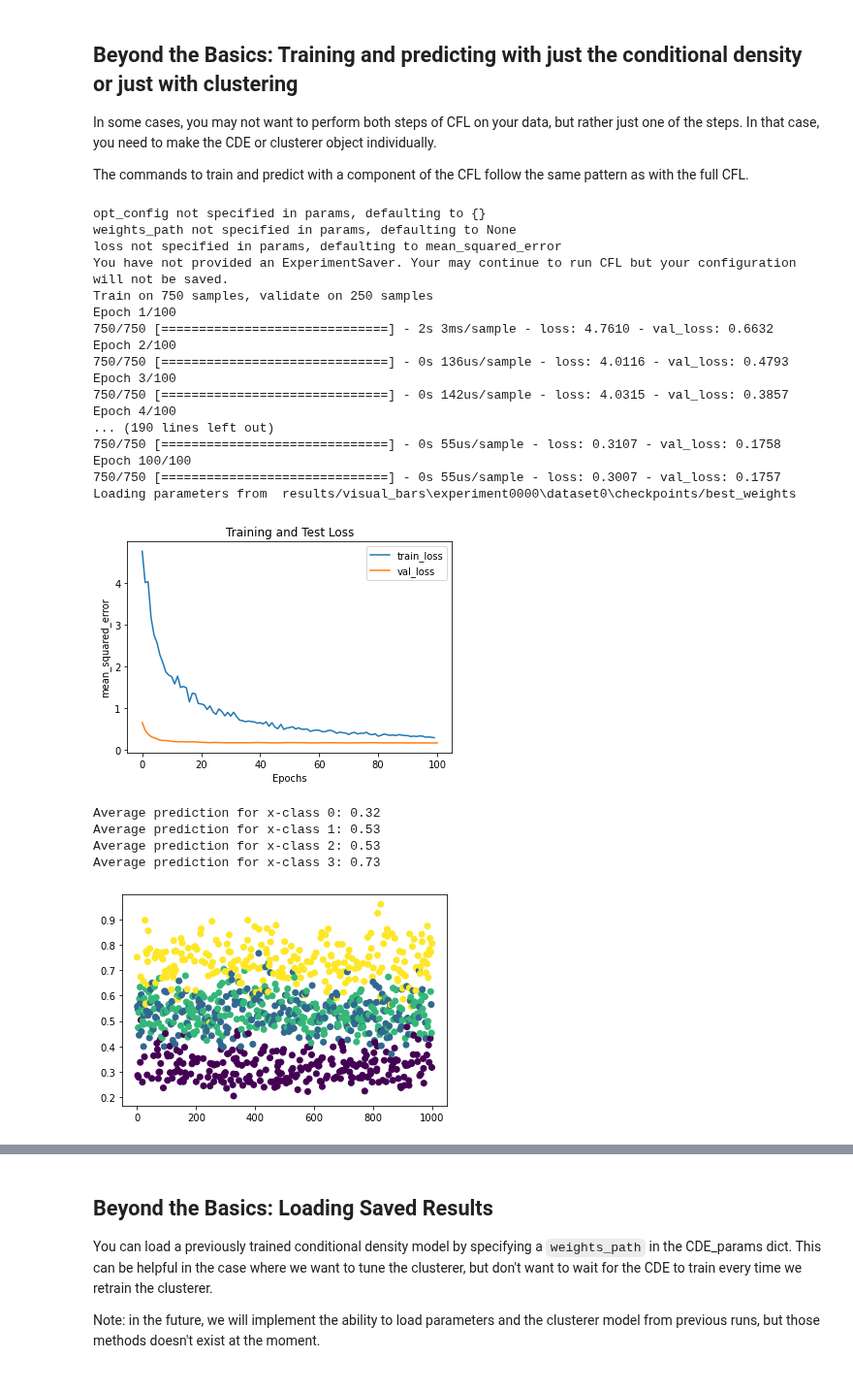
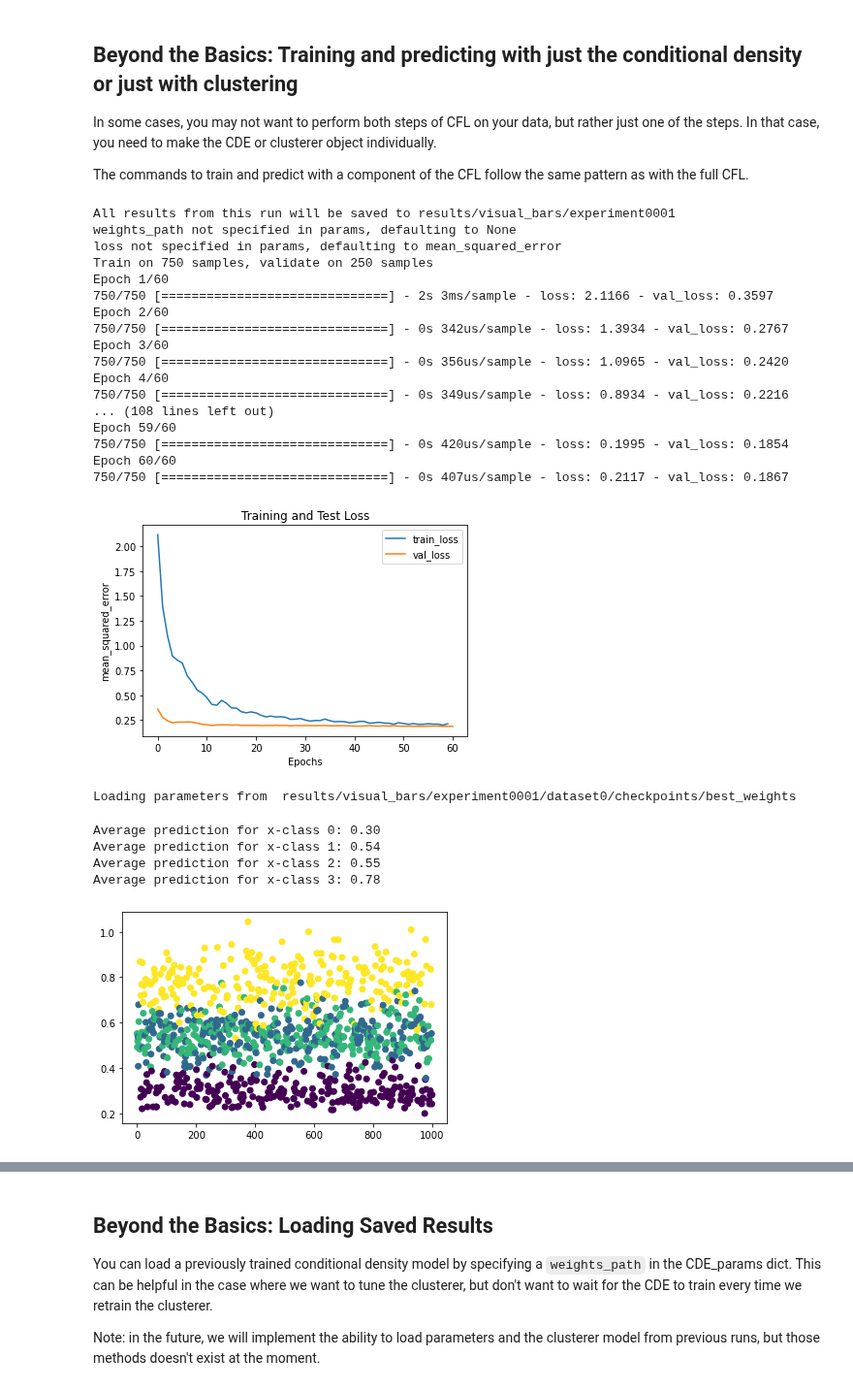
Before and after one commit to eberharf/cfl, a Jupyter notebook: quick_start_guide.ipynb, the cells around one changed output, grey strips where cells are left out. Shown at 97% size. Saved outputs shown, nothing was run; the diff lists cells and outputs as text; code cells hidden in the pictures.

```diff
--- a/quick_start_guide.ipynb
+++ b/quick_start_guide.ipynb
@@ -247,47 +248,56 @@ In some cases, you may not want to perform both steps of CFL on your data, but r
 
 The commands to train and predict with a component of the CFL follow the same pattern as with the full CFL.
 # %%
+# save experiment results from this CFL configuration across all datasets to 'results/visual_bars/experiment000x'
+# note: each new instantiation of ExperimentSaver will create a new experiment000x directory.
+experiment_saver = ExperimentSaver('results/visual_bars')
+
+# construct dataset. this will save all dataset-specific results to 'results/visual_bars/experiment000x/dataset0'
+dataset0 = Dataset(X, Y, dataset_label='dataset0', experiment_saver=experiment_saver)
+
 # generic data parameters
 data_info = { 'X_dims' : X.shape,
               'Y_dims' : Y.shape }
 
-# conditional density estimator parameters (same as before)
-CDE_params = { 'batch_size'  : 128,
+# conditional density estimator parameters
+CDE_params = { 'batch_size'  : 32,
                'optimizer'   : 'adam',
-               'n_epochs'    : 100,
+               'n_epochs'    : 60,
                'verbose'     : 1,
-               'dense_units' : [1024, 1024, data_info['Y_dims'][1]],
-               'activations' : ['linear', 'linear', 'linear'],
-               'dropouts'    : [0.2, 0.5, 0.5],
+               'opt_config'  : {'lr': 1e-3},
+               'dense_units' : [20, data_info['Y_dims'][1]],
+               'activations' : ['relu', 'sigmoid'],
+               'dropouts'    : [0.2, 0],
                'show_plot'   : False }
 
 # construct a CDE object (no saver specified - results will not be saved)
-CDE_object = cfl.density_estimation_methods.condExp.CondExp(data_info, CDE_params)
+CDE_object = cfl.density_estimation_methods.condExp.CondExp(data_info, CDE_params, experiment_saver=experiment_saver)
 
 # training a CDE object is very straightforward!
 CDE_object.train(dataset0, standardize=False, best=True)
 
 #predicting with it is also easy!
 pyx = CDE_object.predict(dataset0)
 # %% [output]
-opt_config not specified in params, defaulting to {}
+All results from this run will be saved to results/visual_bars/experiment0001
 weights_path not specified in params, defaulting to None
 loss not specified in params, defaulting to mean_squared_error
-You have not provided an ExperimentSaver. Your may continue to run CFL but your configuration will not be saved.
 Train on 750 samples, validate on 250 samples
-Epoch 1/100
-750/750 [==============================] - 2s 3ms/sample - loss: 4.7610 - val_loss: 0.6632
-Epoch 2/100
-750/750 [==============================] - 0s 136us/sample - loss: 4.0116 - val_loss: 0.4793
-Epoch 3/100
-750/750 [==============================] - 0s 142us/sample - loss: 4.0315 - val_loss: 0.3857
-Epoch 4/100
-... (190 lines left out)
-750/750 [==============================] - 0s 55us/sample - loss: 0.3107 - val_loss: 0.1758
-Epoch 100/100
-750/750 [==============================] - 0s 55us/sample - loss: 0.3007 - val_loss: 0.1757
-Loading parameters from  results/visual_bars\experiment0000\dataset0\checkpoints/best_weights
+Epoch 1/60
+750/750 [==============================] - 2s 3ms/sample - loss: 2.1166 - val_loss: 0.3597
+Epoch 2/60
+750/750 [==============================] - 0s 342us/sample - loss: 1.3934 - val_loss: 0.2767
+Epoch 3/60
+750/750 [==============================] - 0s 356us/sample - loss: 1.0965 - val_loss: 0.2420
+Epoch 4/60
+750/750 [==============================] - 0s 349us/sample - loss: 0.8934 - val_loss: 0.2216
+... (108 lines left out)
+Epoch 59/60
+750/750 [==============================] - 0s 420us/sample - loss: 0.1995 - val_loss: 0.1854
+Epoch 60/60
+750/750 [==============================] - 0s 407us/sample - loss: 0.2117 - val_loss: 0.1867
-[figure, old version]
+[figure, new version]
+Loading parameters from  results/visual_bars/experiment0001/dataset0/checkpoints/best_weights
 # %%
 # create a scatter plot showing conditional expectation of the target, as predicted by the CDE,
 # colored by ground truth class
@@ -300,11 +310,11 @@ fig.show()
 for i in range(4):
     print('Average prediction for x-class {}: {:.2f}'.format(i, np.mean(pyx[truth==i])))
 # %% [output]
-Average prediction for x-class 0: 0.32
-Average prediction for x-class 1: 0.53
-Average prediction for x-class 2: 0.53
-Average prediction for x-class 3: 0.73
+Average prediction for x-class 0: 0.30
+Average prediction for x-class 1: 0.54
+Average prediction for x-class 2: 0.55
+Average prediction for x-class 3: 0.78
-[figure, old version]
+[figure, new version]
 # %% [markdown]
 However, what input and output each component needs depends on which step you're using:
 
```
Also changed, not shown: parts of 8 cells of this notebook, 2 other files.
